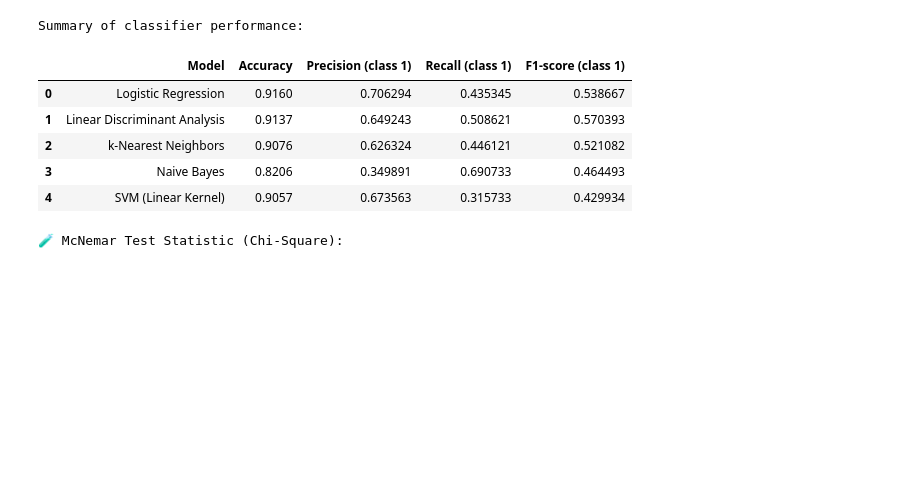
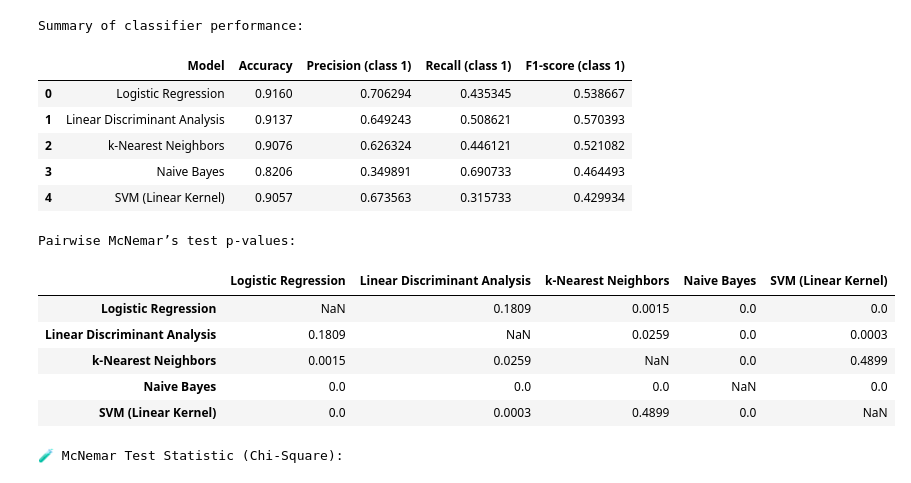
Before and after one commit to Nimakalhori/-bank-marketing-classification, a Jupyter notebook: notebooks/02_model_training_and_evaluation.ipynb, the cells around one changed output. Saved outputs shown, nothing was run; the diff lists cells and outputs as text; code cells hidden in the pictures; blank space fills up the shorter version.

Commit message:
feat: add traditional McNemar’s test alongside p-value version

```diff
--- a/notebooks/02_model_training_and_evaluation.ipynb
+++ b/notebooks/02_model_training_and_evaluation.ipynb
@@ -134,4 +134,43 @@ Summary of classifier performance:
 | 2 | k-Nearest Neighbors | 0.9076 | 0.626324 | 0.446121 | 0.521082 |
 | 3 | Naive Bayes | 0.8206 | 0.349891 | 0.690733 | 0.464493 |
 | 4 | SVM (Linear Kernel) | 0.9057 | 0.673563 | 0.315733 | 0.429934 |
+# %%
+#Cell 6: 🔬 McNemar’s Test (With p-values)
+'''Compares all classifier pairs to determine if their performance is statistically significantly different.
+Low p-values (p < 0.05) indicate significant difference.'''
+
+model_names = list(predictions.keys())
+mcnemar_pvals = pd.DataFrame(index=model_names, columns=model_names)
+
+def compute_mcnemar(y_true, pred1, pred2):
+    # Contingency table counts
+    both_correct = np.sum((pred1 == y_true) & (pred2 == y_true))
+    model1_correct_only = np.sum((pred1 == y_true) & (pred2 != y_true))
+    model2_correct_only = np.sum((pred1 != y_true) & (pred2 == y_true))
+    both_wrong = np.sum((pred1 != y_true) & (pred2 != y_true))
+
+    table = [[both_correct, model1_correct_only],
+             [model2_correct_only, both_wrong]]
+
+    result = mcnemar(table, exact=False, correction=True)
+    return result.pvalue
+
+for i in model_names:
+    for j in model_names:
+        if i == j:
+            mcnemar_pvals.loc[i,j] = np.nan
+        else:
+            pval = compute_mcnemar(y_test.values, predictions[i], predictions[j])
+            mcnemar_pvals.loc[i,j] = round(pval, 4)
+
+print("\nPairwise McNemar’s test p-values:")
+display(mcnemar_pvals)
+# %% [output]
+Pairwise McNemar’s test p-values:
+|  | Logistic Regression | Linear Discriminant Analysis | k-Nearest Neighbors | Naive Bayes | SVM (Linear Kernel) |
+| Logistic Regression | NaN | 0.1809 | 0.0015 | 0.0 | 0.0 |
+| Linear Discriminant Analysis | 0.1809 | NaN | 0.0259 | 0.0 | 0.0003 |
+| k-Nearest Neighbors | 0.0015 | 0.0259 | NaN | 0.0 | 0.4899 |
+| Naive Bayes | 0.0 | 0.0 | 0.0 | NaN | 0.0 |
+| SVM (Linear Kernel) | 0.0 | 0.0003 | 0.4899 | 0.0 | NaN |
 # %%
```
Also changed, not shown: parts of 1 cell of this notebook.
